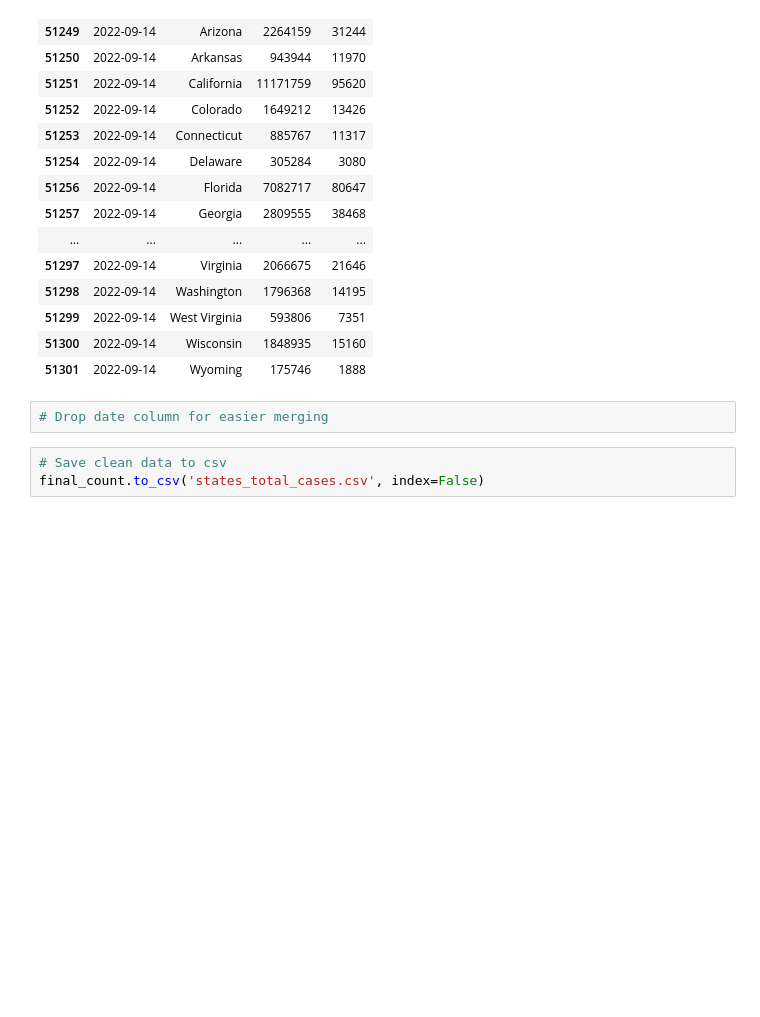
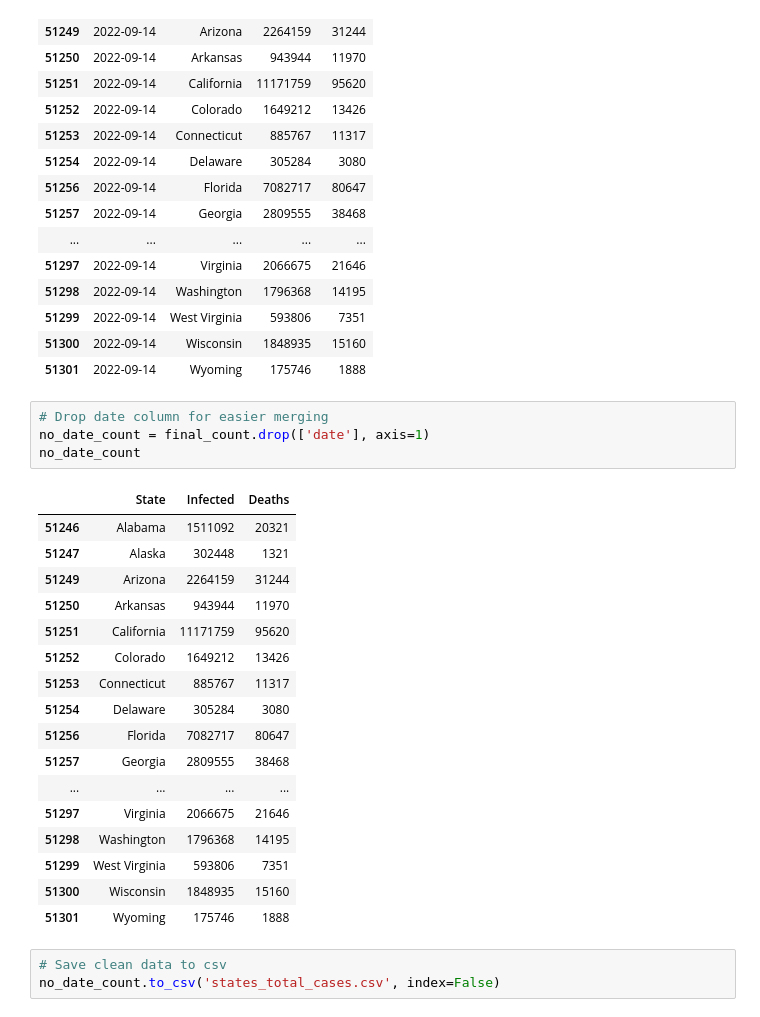
Before and after one commit to Sdcantwell3/Covid_deaths_pop_density, a Jupyter notebook: data_cleaning.ipynb, the cells around one changed output. Drawn from its saved outputs; the diff is of its cells as text; blank space fills up the shorter version.

```diff
--- a/data_cleaning.ipynb
+++ b/data_cleaning.ipynb
@@ -240,8 +314,28 @@ final_count
 | 51299 | 2022-09-14 | West Virginia | 593806 | 7351 |
 | 51300 | 2022-09-14 | Wisconsin | 1848935 | 15160 |
 | 51301 | 2022-09-14 | Wyoming | 175746 | 1888 |
-# %%
-# Drop date column for easier merging
+# %%
+# Drop date column for easier merging
+no_date_count = final_count.drop(['date'], axis=1)
+no_date_count
+# %% [output]
+|  | State | Infected | Deaths |
+| 51246 | Alabama | 1511092 | 20321 |
+| 51247 | Alaska | 302448 | 1321 |
+| 51249 | Arizona | 2264159 | 31244 |
+| 51250 | Arkansas | 943944 | 11970 |
+| 51251 | California | 11171759 | 95620 |
+| 51252 | Colorado | 1649212 | 13426 |
+| 51253 | Connecticut | 885767 | 11317 |
+| 51254 | Delaware | 305284 | 3080 |
+| 51256 | Florida | 7082717 | 80647 |
+| 51257 | Georgia | 2809555 | 38468 |
+| ... | ... | ... | ... |
+| 51297 | Virginia | 2066675 | 21646 |
+| 51298 | Washington | 1796368 | 14195 |
+| 51299 | West Virginia | 593806 | 7351 |
+| 51300 | Wisconsin | 1848935 | 15160 |
+| 51301 | Wyoming | 175746 | 1888 |
 # %%
 # Save clean data to csv
-final_count.to_csv('states_total_cases.csv', index=False)
+no_date_count.to_csv('states_total_cases.csv', index=False)
```
Also changed, not shown: parts of 6 cells of this notebook, 3 other files.
